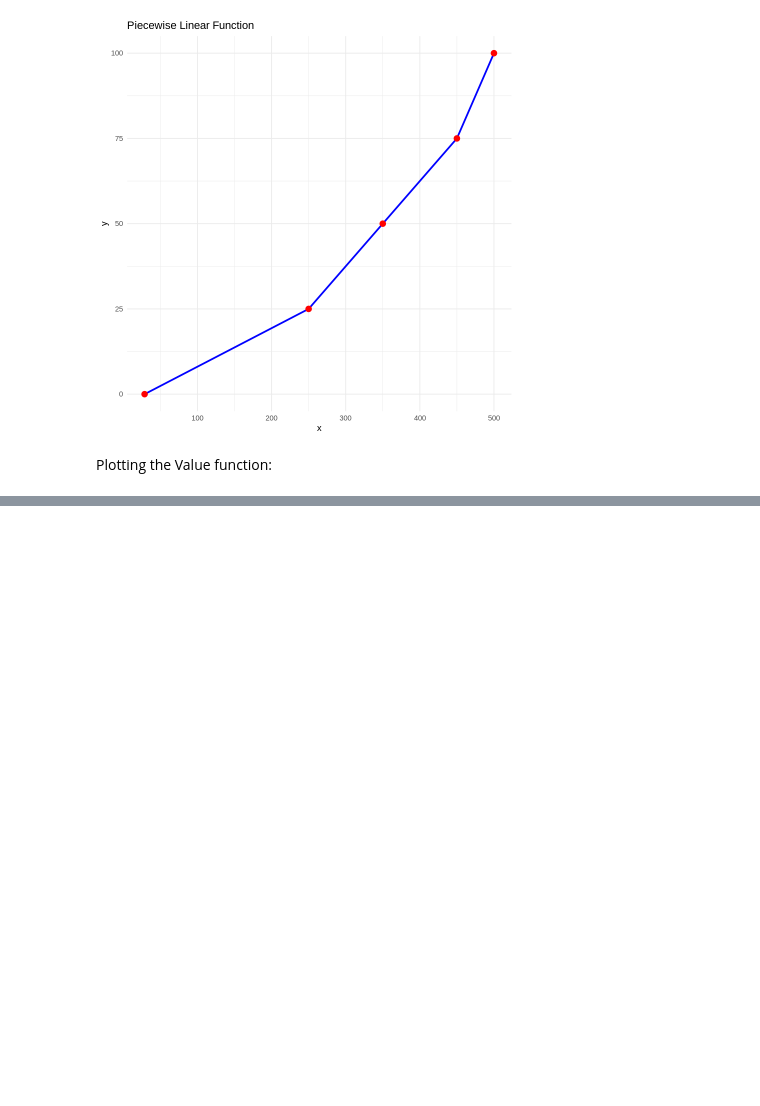
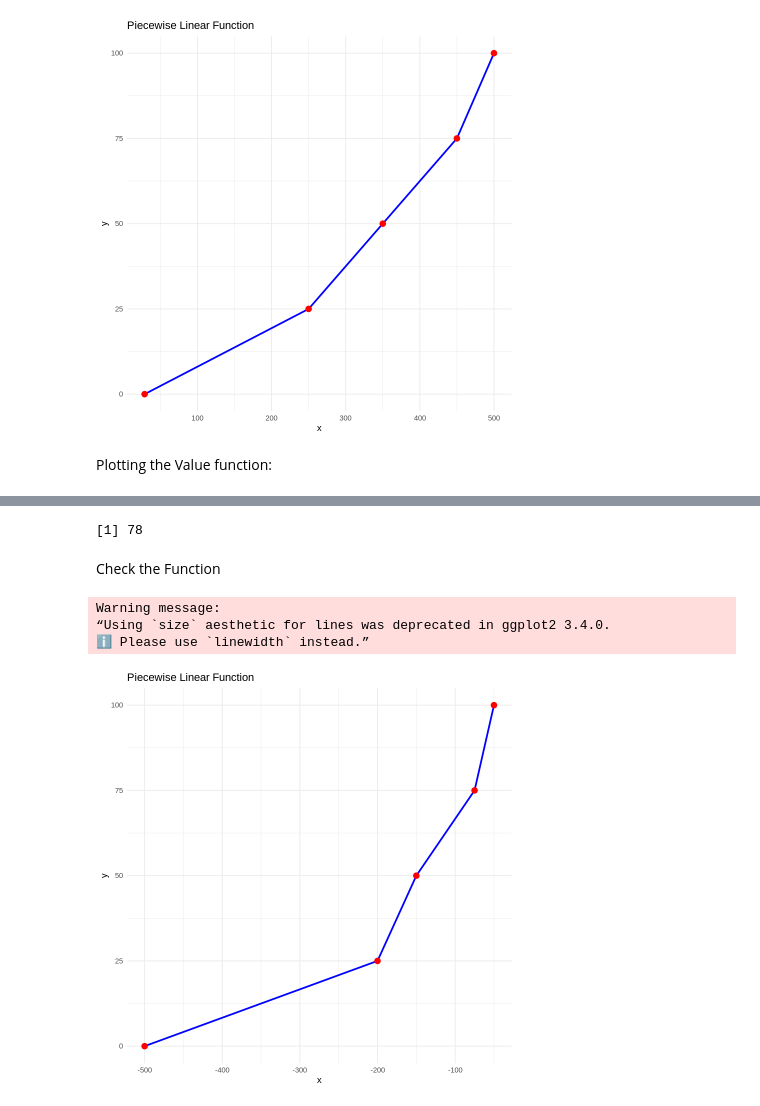
Before and after one commit to marlEvalDissertation/marlEvalDiss, a Jupyter notebook: Guideline_Data_Aggregation.ipynb, the cells around one changed output, grey strips where cells are left out. Saved outputs shown, nothing was run; the diff lists cells and outputs as text; code cells hidden in the pictures; blank space fills up the shorter version.

```diff
--- a/Guideline_Data_Aggregation.ipynb
+++ b/Guideline_Data_Aggregation.ipynb
@@ -204,0 +206,37 @@ print(plot)
+# %%
+# Given (x, y) pairs
+x <- c(-500, -200, -150, -75, -50) # Your x values
+y <- c(0, 25, 50, 75, 100) # Your corresponding y values
+
+# Construct piecewise linear function
+Gacrobot <- approxfun(x, y)
+
+# # Example usage
+# x_input <- -72 # Input x value
+# y_output <- Gacrobot(x_input) # Output y value
+# print(y_output)
+# %% [output]
+[1] 78
+# %% [markdown]
+Check the Function
+# %%
+library(ggplot2)
+# Generate x values in the domain [28.7, 500]
+x_values <- seq(-500, -50, length.out = 1000)
+
+# Calculate corresponding y values
+y_values <- Gacrobot(x_values)
+
+# Plot the piecewise linear function
+ggplot() +
+  geom_line(aes(x = x_values, y = y_values), color = "blue", size = 1) +
+  geom_point(aes(x = x, y = y), color = "red", size = 3) +
+  xlim(-500, -50) +
+  ylim(0, 100) +
+  labs(x = "x", y = "y", title = "Piecewise Linear Function") +
+  theme_minimal()
+# %% [output]
+Warning message:
+“Using `size` aesthetic for lines was deprecated in ggplot2 3.4.0.
+ℹ Please use `linewidth` instead.”
+[figure, added]
```
Also changed, not shown: parts of 13 cells of this notebook.
